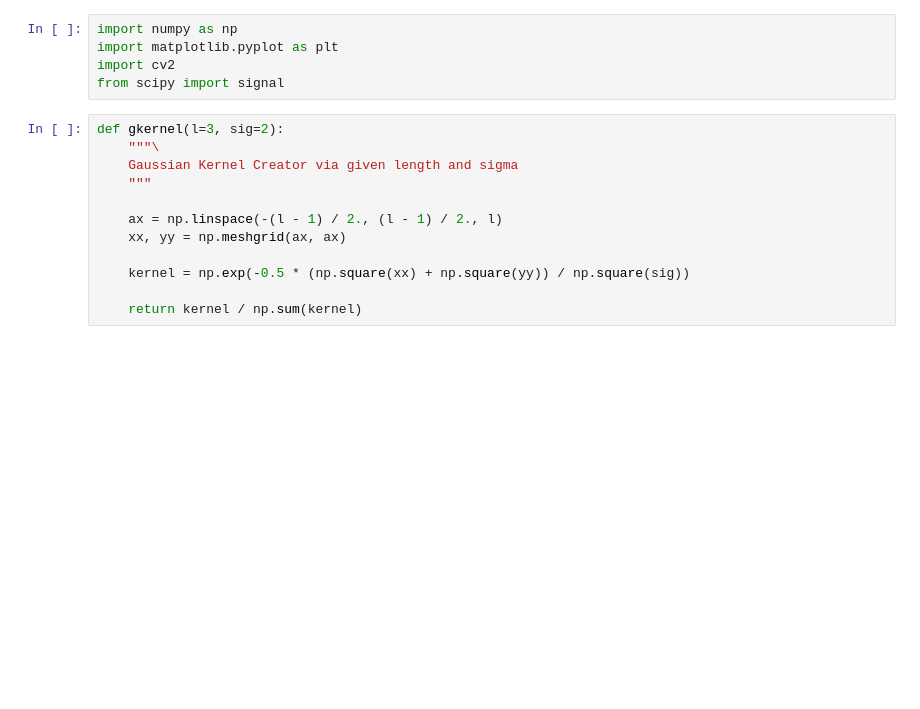
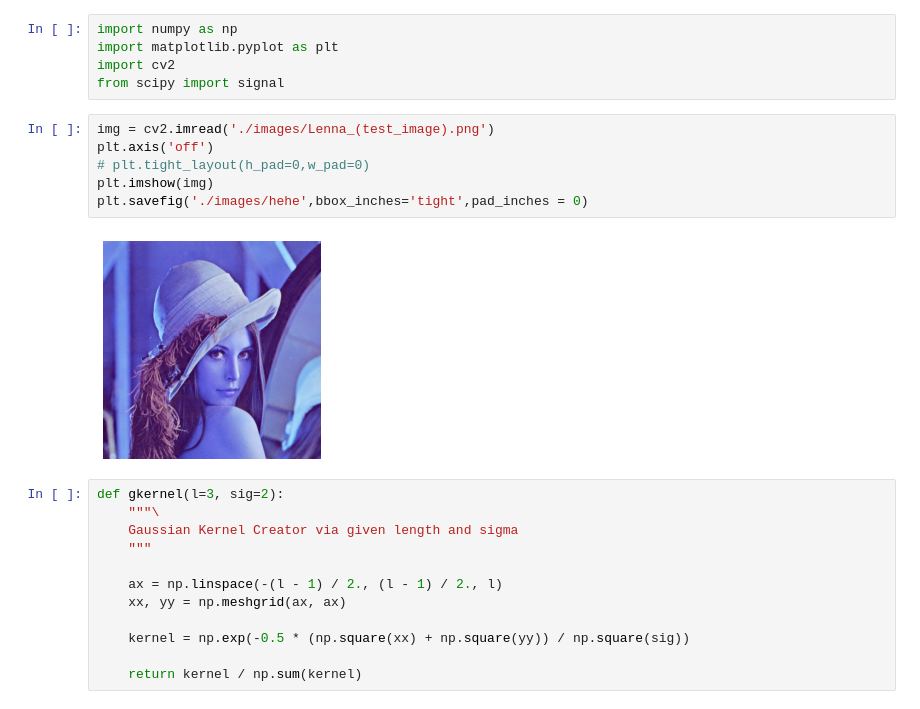
Before and after one commit to ahmedhassan187/CV_Task1, a Jupyter notebook: new.ipynb, the cells around one changed output. Drawn from its saved outputs; the diff is of its cells as text; blank space fills up the shorter version.

```diff
--- a/new.ipynb
+++ b/new.ipynb
@@ -3,6 +3,14 @@ import numpy as np
 import matplotlib.pyplot as plt
 import cv2
 from scipy import signal
+# %%
+img = cv2.imread('./images/Lenna_(test_image).png')
+plt.axis('off')
+# plt.tight_layout(h_pad=0,w_pad=0)
+plt.imshow(img)
+plt.savefig('./images/hehe',bbox_inches='tight',pad_inches = 0)
+# %% [output]
+[figure, added]
 # %%
 def gkernel(l=3, sig=2):
     """\
```
Also changed, not shown: 3 other files.
